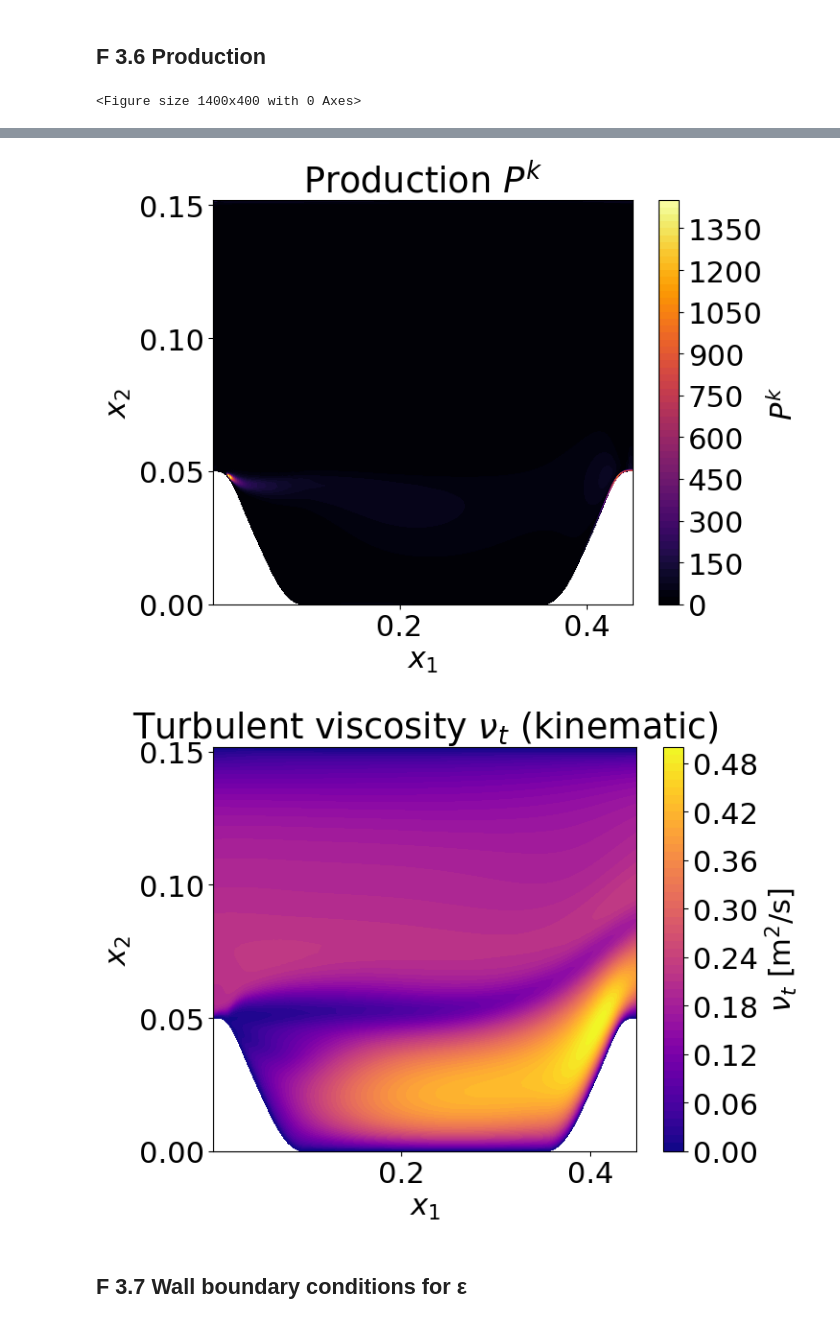
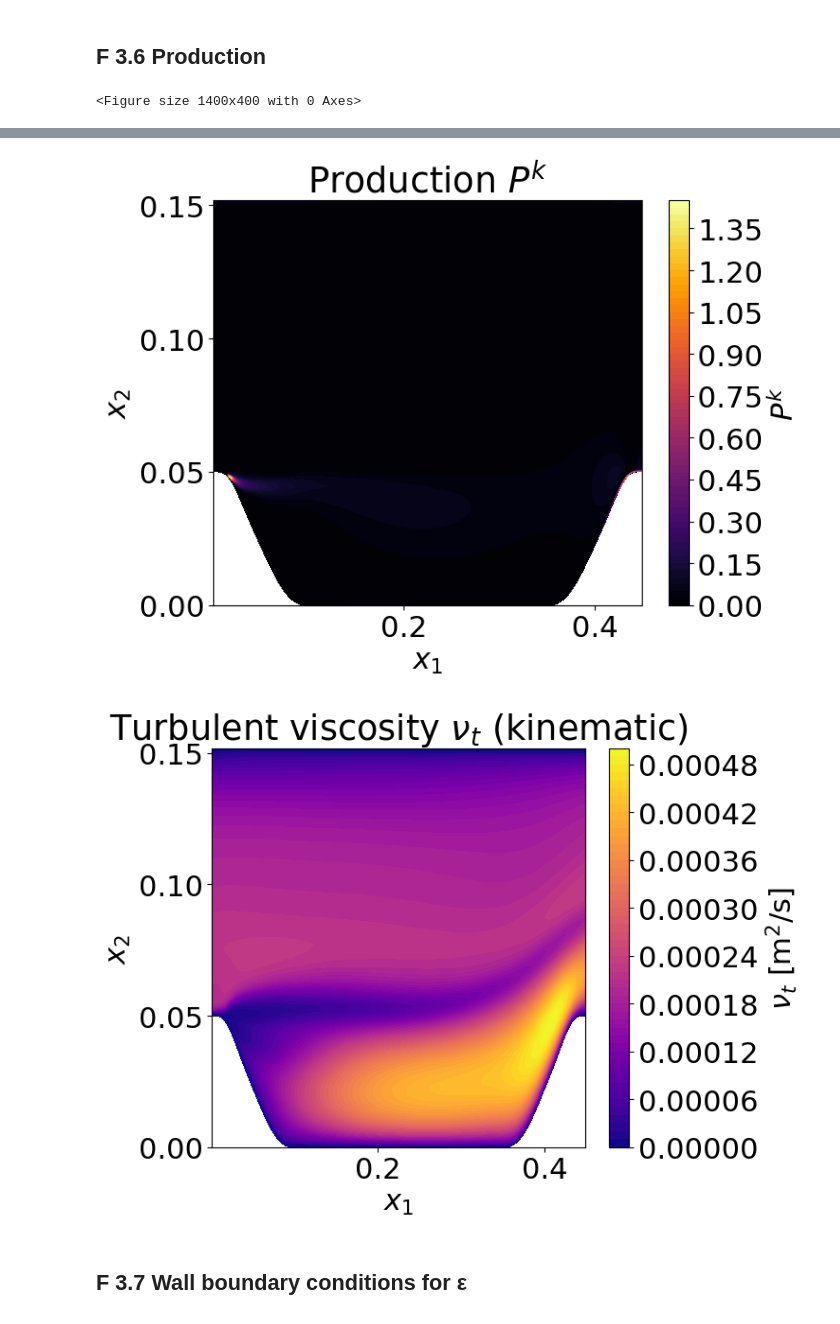
Before and after one commit to MartinStjernkvist/Applied-Mechanics, a Jupyter notebook: TME226/A2/Assignment_2.ipynb, the cells around one changed output, grey strips where cells are left out. Drawn from its saved outputs; the diff is of its cells as text; code cells hidden in the pictures.

```diff
--- a/TME226/A2/Assignment_2.ipynb
+++ b/TME226/A2/Assignment_2.ipynb
@@ -422,7 +423,7 @@ s12 = 0.5 * (dv1dx2_2d + dv2dx1_2d)
 
 # Production: P^k = 2 * nu_t * s_ij s_ij
 # Vist_2d is kinematic turbulent viscosity nu_t
-Pk = 2.0 * vist_2d * (s11**2 + s22**2 + 2.0 * s12**2)
+Pk = 2.0 * nu_t * (s11**2 + s22**2 + 2.0 * s12**2)
 
 # contour plots: k, P^k and nu_t
 plt.figure(figsize=(14,4))
@@ -431,36 +432,36 @@ plt.figure(figsize=(14,4))
 plt.figure(figsize=(8, 6))
 ax1 = plt.gca()
 cf = plt.contourf(x1_2d, x2_2d, te_2d, 60, cmap='viridis')
 plt.colorbar(cf, ax=ax1, label='k [J/kg]')
 ax1.set_title('Turbulent kinetic energy k')
 ax1.set_xlabel('$x_1$'); ax1.set_ylabel('$x_2$')
 plt.tight_layout()
 plt.show()
 
 # Plotting P^k
 plt.figure(figsize=(8, 6))
 ax2 = plt.gca()
 cf = plt.contourf(x1_2d, x2_2d, Pk, 60, cmap='inferno')
 plt.colorbar(cf, ax=ax2, label=r'$P^k$')
 ax2.set_title(r'Production $P^k$')
 ax2.set_xlabel('$x_1$'); ax2.set_ylabel('$x_2$')
 plt.tight_layout()
 plt.show()
 
 # Plotting nu_t
 plt.figure(figsize=(8, 6))
 ax3 = plt.gca()
-cf = plt.contourf(x1_2d, x2_2d, vist_2d, 60, cmap='plasma')
+cf = plt.contourf(x1_2d, x2_2d, nu_t, 60, cmap='plasma')
 plt.colorbar(cf, ax=ax3, label=r'$\nu_t$ [m$^2$/s]')
 ax3.set_title(r'Turbulent viscosity $\nu_t$ (kinematic)')
 ax3.set_xlabel('$x_1$'); ax3.set_ylabel('$x_2$')
 plt.tight_layout()
 plt.show()
 # %% [output]
 <Figure size 1400x400 with 0 Axes>
 [figure]
-[figure, old version]
+[figure, new version]
-[figure, old version]
+[figure, new version]
 # %% [markdown]
 ## F 3.7 Wall boundary conditions for ε
 # %%
```
Also changed, not shown: parts of 3 cells of this notebook, 3 other files.
